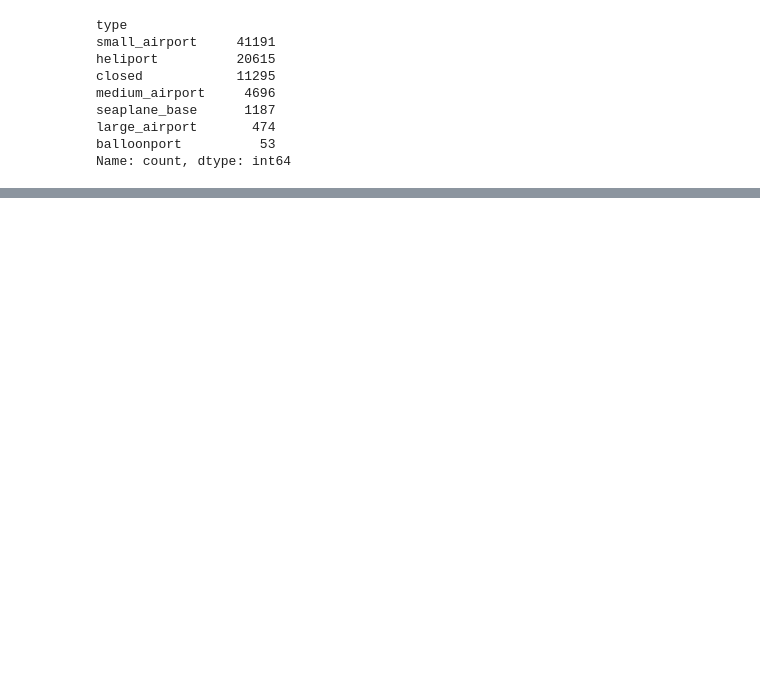
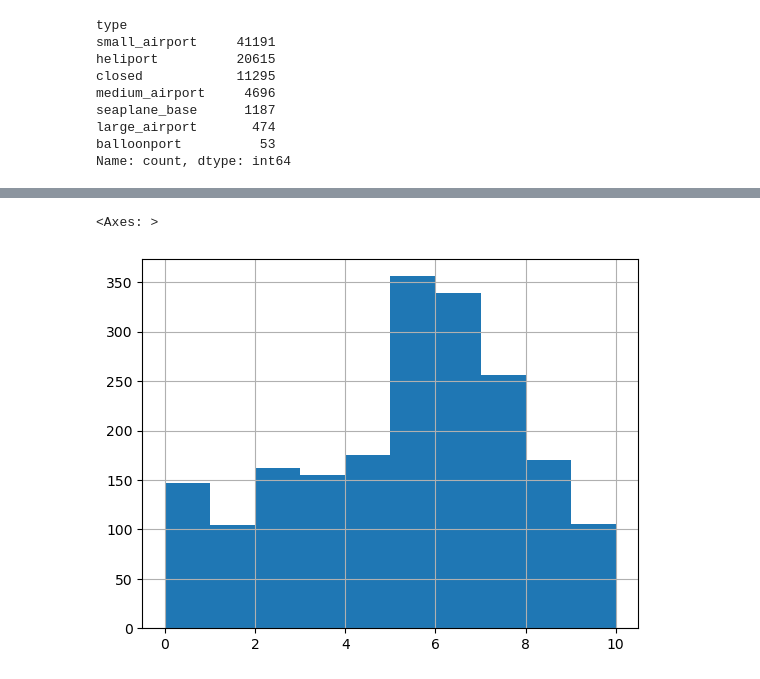
Before and after one commit to krlos20203563/ASIE_2024-1, a Jupyter notebook: Tarea_2.ipynb, the cells around one changed output, grey strips where cells are left out. Drawn from its saved outputs; the diff is of its cells as text; code cells hidden in the pictures; blank space fills up the shorter version.

```diff
--- a/Tarea_2.ipynb
+++ b/Tarea_2.ipynb
@@ -334,0 +684,5 @@ geoairports_5641.to_file(os.path.join("data_TA2","maps","peruMaps_5641.gpkg"), l
+# %%
+geo_frag['Total_mnmx'].hist()
+# %% [output]
+<Axes: >
+[figure, added]
```
Also changed, not shown: parts of 66 cells of this notebook, 4 other files.
